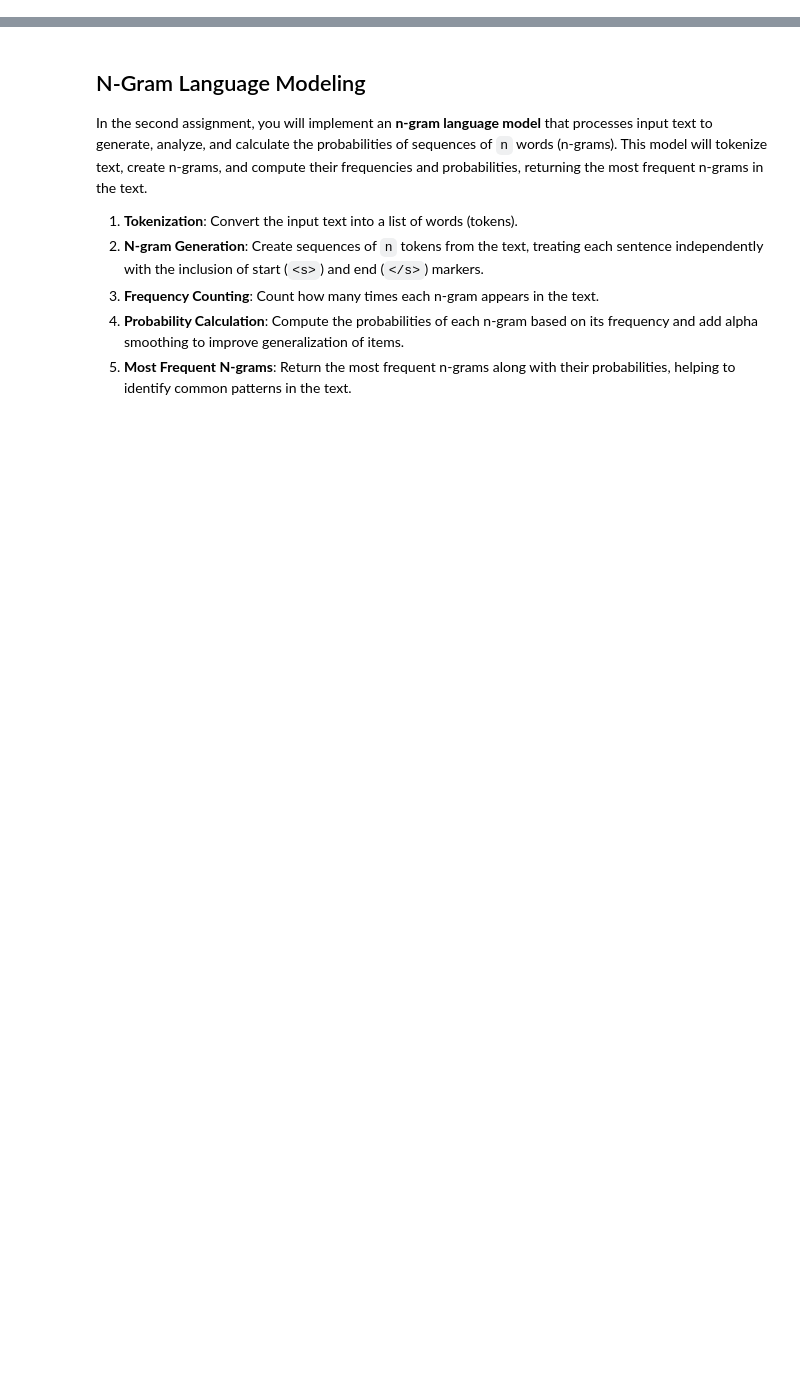
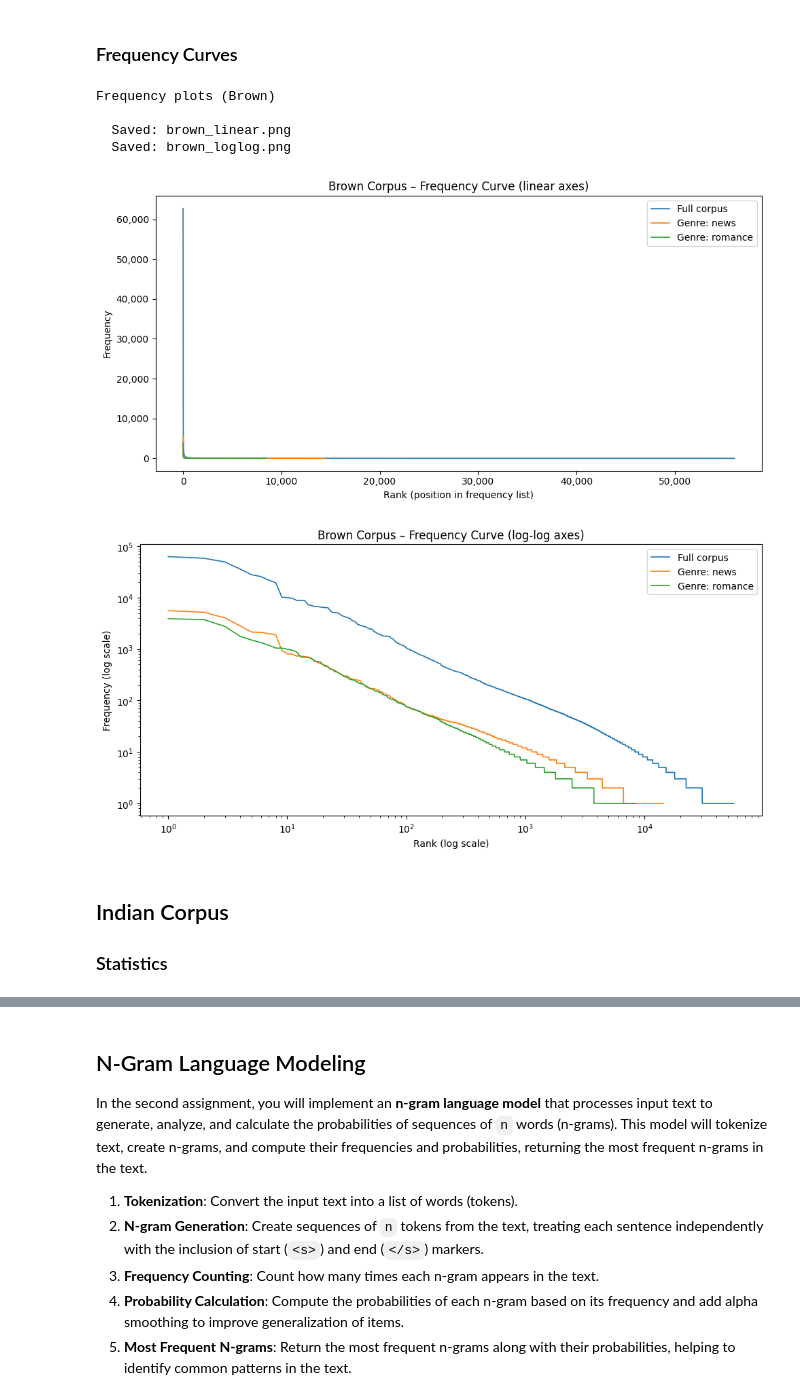
Before and after one commit to simux0072/Natural-Language-Processing, a Jupyter notebook: NLP_2026_A2/NLP_2026_A2.ipynb, the cells around one changed output, grey strips where cells are left out. Drawn from its saved outputs; the diff is of its cells as text; code cells hidden in the pictures; blank space fills up the shorter version.

```diff
--- a/NLP_2026_A2/NLP_2026_A2.ipynb
+++ b/NLP_2026_A2/NLP_2026_A2.ipynb
@@ -0,0 +139,19 @@
+# %%
+print("BROWN CORPUS")
+
+BROWN_GENRES = ("news", "romance")
+
+brown_all = brown.sents()
+brown_genre = {g: brown.sents(categories=g) for g in BROWN_GENRES}
+
+brown_stats_all = compute_stats(list(brown_all), "Brown – full corpus")
+brown_stats_genre = {
+    g: compute_stats(list(brown_genre[g]), f"Brown – genre: {g}") for g in BROWN_GENRES
+}
+
+brown_freq_all = sorted_freq_list(brown_stats_all["freq_dist"])
+print_freq_list(brown_freq_all, "Brown – full corpus")
+
+for g in BROWN_GENRES:
+    freq_list = sorted_freq_list(brown_stats_genre[g]["freq_dist"])
+    print_freq_list(freq_list, f"Brown – genre: {g}")
@@ -0,0 +178,9 @@
+# %%
+print("POS Tagging (Brown corpus)")
+
+brown_pos_all = top_pos_tags(list(brown.sents()))
+print_pos_tags(brown_pos_all, "Brown – full corpus")
+
+for g in BROWN_GENRES:
+    pos_tags = top_pos_tags(list(brown.sents(categories=g)))
+    print_pos_tags(pos_tags, f"Brown – genre: {g}")
@@ -0,0 +205,24 @@
+# %% [markdown]
+### Frequency Curves
+# %%
+print("Frequency plots (Brown)")
+
+brown_plot_data = {"Full corpus": brown_stats_all["freq_dist"]}
+for g in BROWN_GENRES:
+    brown_plot_data[f"Genre: {g}"] = brown_stats_genre[g]["freq_dist"]
+
+plot_frequency_curves(
+    datasets=brown_plot_data,
+    title_prefix="Brown Corpus",
+    filename_prefix="brown",
+)
+# %% [output]
+Frequency plots (Brown)
+
+  Saved: brown_linear.png
+  Saved: brown_loglog.png
+[figure, added]
+[figure, added]
+# %% [markdown]
+## Indian Corpus
+### Statistics
```
Also changed, not shown: parts of 15 cells of this notebook.
